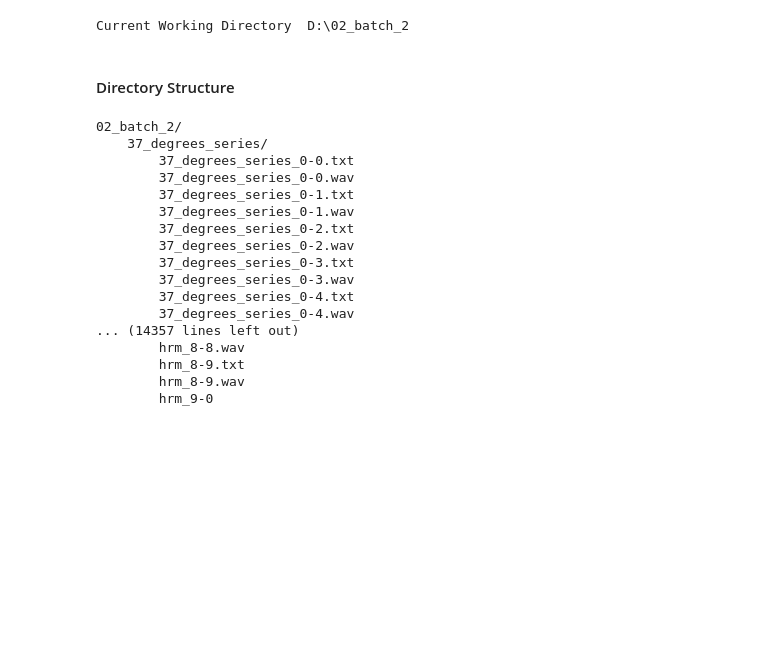
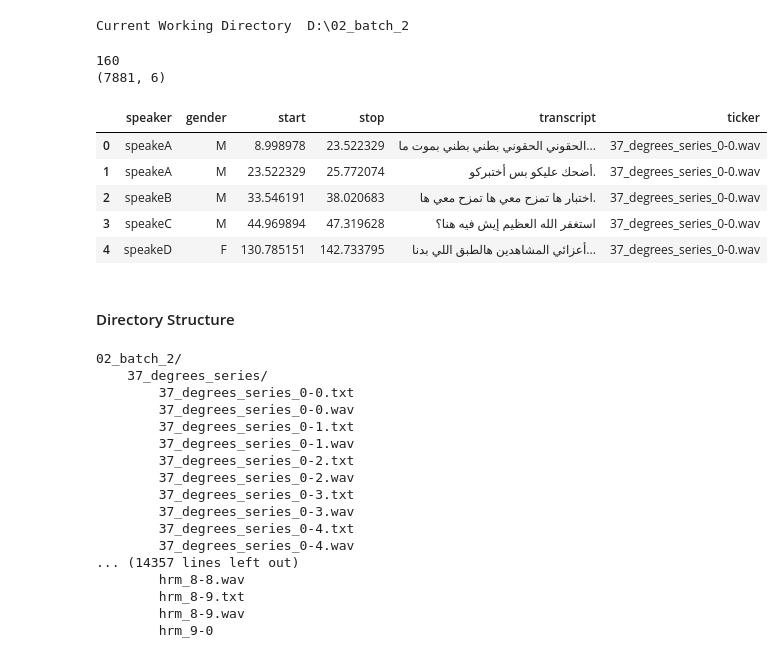
Before and after one commit to xs2wasif/arabic_speech_recognition, a Jupyter notebook: audioTextRandomSampling.ipynb, the cells around one changed output. Drawn from its saved outputs; the diff is of its cells as text; code cells hidden in the pictures; blank space fills up the shorter version.

```diff
--- a/audioTextRandomSampling.ipynb
+++ b/audioTextRandomSampling.ipynb
@@ -5,6 +7,46 @@ os.chdir(path=r"D:\02_batch_2")
 print("Current Working Directory " , os.getcwd())
 # %% [output]
 Current Working Directory  D:\02_batch_2
+# %%
+import pandas as pd
+import glob
+
+# set search path and glob for files
+# here we want to look for csv files in the input directory
+path = r'D:\02_batch_2\37_degrees_series'
+files = glob.glob(path + '/*.txt')
+
+# create empty list to store dataframes
+li = []
+
+# loop through list of files and read each one into a dataframe and append to list
+for i,f in enumerate(files):
+    # get filename
+    stock = os.path.basename(f)
+    # read in csv
+    temp_df = pd.read_csv(f, delimiter="\t")
+    # create new column with filename
+    temp_df['ticker'] = stock
+    # data cleaning to remove the .csv
+    temp_df['ticker'] = temp_df['ticker'].replace('.txt', '.wav', regex=True)
+    # append df to list
+    li.append(temp_df)
+    #print(f'Successfully created dataframe for {stock} with shape {temp_df.shape}')
+
+print(i)
+# concatenate our list of dataframes into one!
+df = pd.concat(li, axis=0)
+print(df.shape)
+df.head()
+# %% [output]
+160
+(7881, 6)
+|  | speaker | gender | start | stop | transcript | ticker |
+| 0 | speakeA | M | 8.998978 | 23.522329 | الحقوني الحقوني بطني بطني بموت ما... | 37_degrees_series_0-0.wav |
+| 1 | speakeA | M | 23.522329 | 25.772074 | أضحك عليكو بس أختبركو. | 37_degrees_series_0-0.wav |
+| 2 | speakeB | M | 33.546191 | 38.020683 | اختبار ها تمزح معي ها تمزح معي ها. | 37_degrees_series_0-0.wav |
+| 3 | speakeC | M | 44.969894 | 47.319628 | استغفر الله العظيم إيش فيه هنا؟ | 37_degrees_series_0-0.wav |
+| 4 | speakeD | F | 130.785151 | 142.733795 | أعزائي المشاهدين هالطبق اللي بدنا... | 37_degrees_series_0-0.wav |
 # %% [markdown]
 #### Directory Structure
 # %%
```
Also changed, not shown: parts of 1 cell of this notebook.
